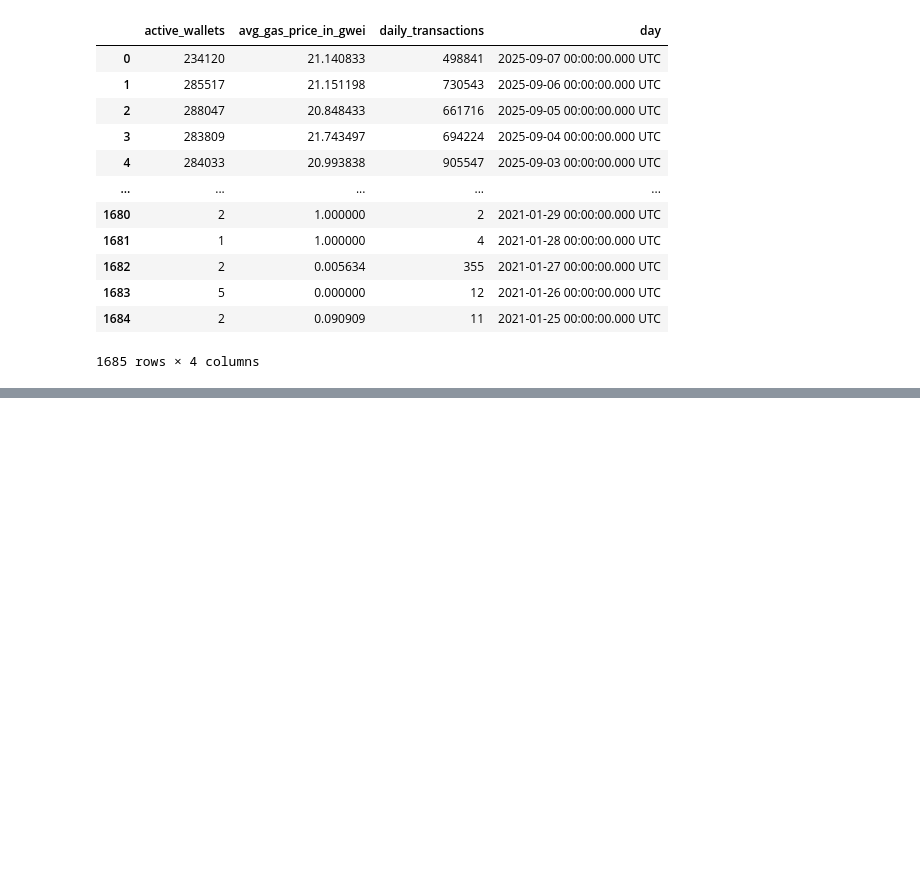
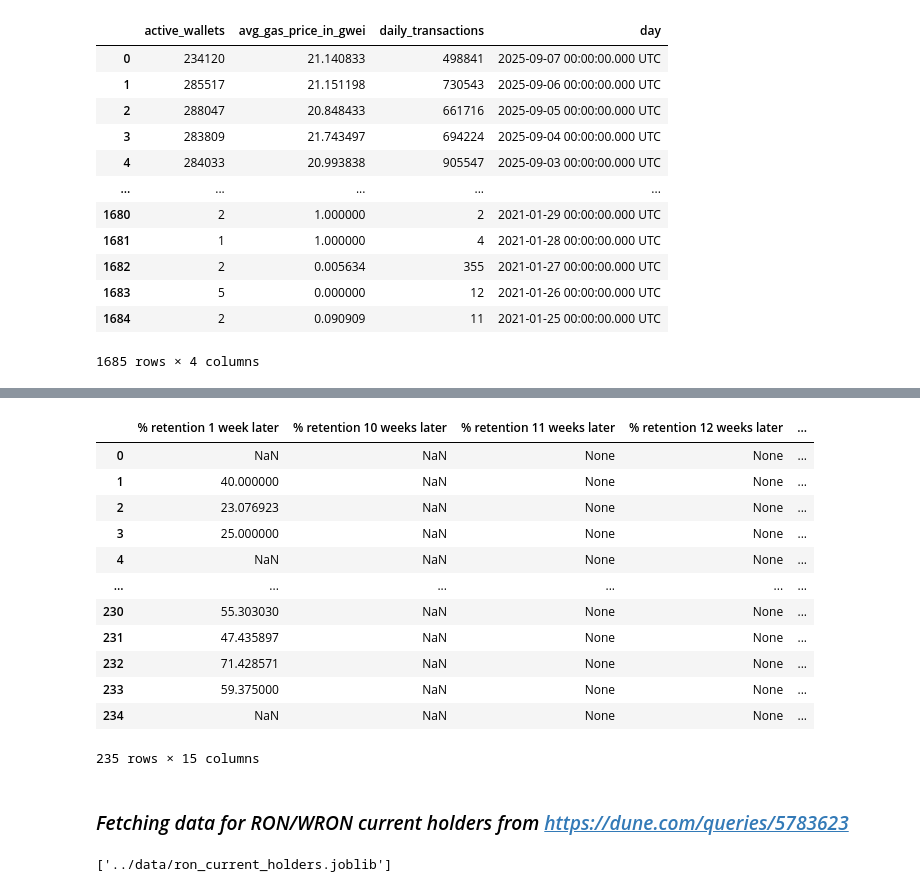
Before and after one commit to joshuatochinwachi/Ronin-Ecosystem-Tracker, a Jupyter notebook: Notebooks/01_data.ipynb, the cells around one changed output, grey strips where cells are left out. Drawn from its saved outputs; the diff is of its cells as text; code cells hidden in the pictures; blank space fills up the shorter version.

```diff
--- a/Notebooks/01_data.ipynb
+++ b/Notebooks/01_data.ipynb
@@ -109,0 +176,31 @@ ronin_daily_df
+# %%
+activation_and_retention_df = joblib.load("../data/ronin_users_weekly_activation_and_retention_for_each_project_or_game.joblib")
+
+activation_and_retention_df
+# %% [output]
+|  | % retention 1 week later | % retention 10 weeks later | % retention 11 weeks later | % retention 12 weeks later | ... |
+| 0 | NaN | NaN | None | None | ... |
+| 1 | 40.000000 | NaN | None | None | ... |
+| 2 | 23.076923 | NaN | None | None | ... |
+| 3 | 25.000000 | NaN | None | None | ... |
+| 4 | NaN | NaN | None | None | ... |
+| ... | ... | ... | ... | ... | ... |
+| 230 | 55.303030 | NaN | None | None | ... |
+| 231 | 47.435897 | NaN | None | None | ... |
+| 232 | 71.428571 | NaN | None | None | ... |
+| 233 | 59.375000 | NaN | None | None | ... |
+| 234 | NaN | NaN | None | None | ... |
+235 rows × 15 columns
+# %% [markdown]
+### _Fetching data for RON/WRON current holders from https://dune.com/queries/5783623_
+# %%
+dune5 = DuneClient(dune_api_key)
+query_result5 = dune5.get_latest_result(5783623)
+
+rows = query_result5.result.rows
+
+data5 = pd.DataFrame(rows)
+
+joblib.dump(data5, "../data/ron_current_holders.joblib")
+# %% [output]
+['../data/ron_current_holders.joblib']
```
Also changed, not shown: parts of 17 cells of this notebook, 4 other files.
